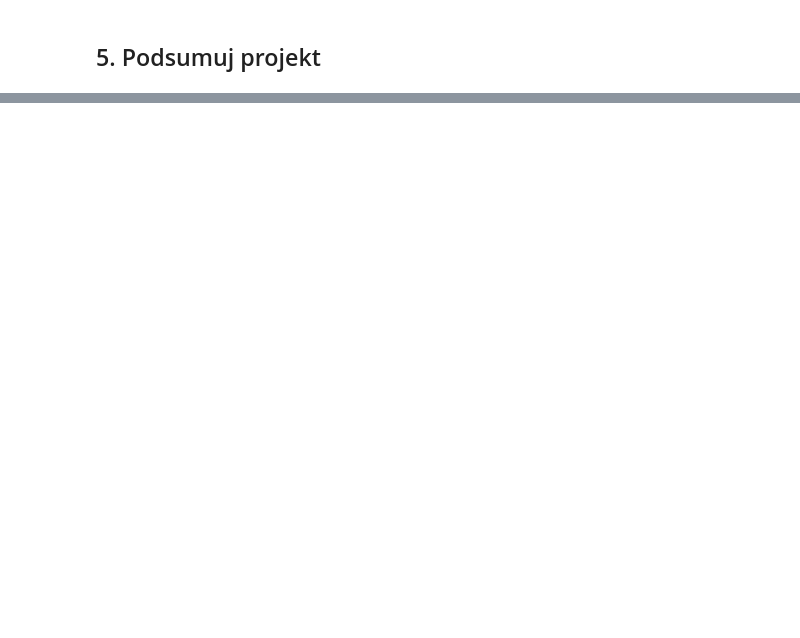
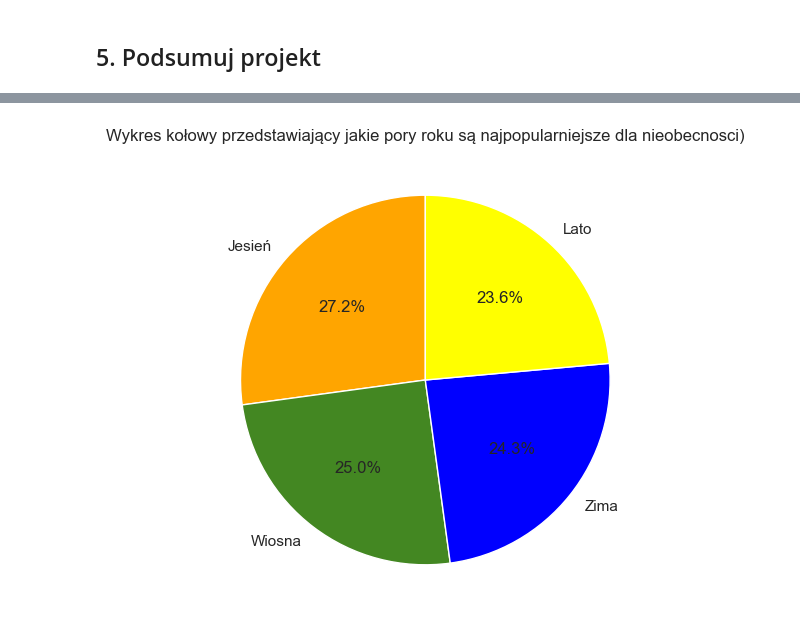
Before and after one commit to KacperJarosik/Absenteeism-at-work, a Jupyter notebook: main.ipynb, the cells around one changed output, grey strips where cells are left out. Drawn from its saved outputs; the diff is of its cells as text; code cells hidden in the pictures; blank space fills up the shorter version.

```diff
--- a/main.ipynb
+++ b/main.ipynb
@@ -1109,0 +1116,26 @@ random_row
+# %%
+# Przypisanie nazw pór roku i kolorów (zmieniono zieleń na ciemniejszy odcień)
+season_names = {1: 'Lato', 2: 'Jesień', 3: 'Zima', 4: 'Wiosna'}
+season_colors = {'Lato': 'yellow', 'Jesień': 'orange', 'Zima': 'blue', 'Wiosna': '#438722'}
+
+# Filtracja danych na podstawie warunku Absenteeism time in hours == 1
+filtered_data = df_selected[df_selected['Absenteeism time in hours'] == 1].copy()
+
+# Zastąpienie cyfr nazwami pór roku (using .copy() to avoid potential CoW issues)
+filtered_data['Seasons'] = filtered_data['Seasons'].map(season_names)
+
+# Wykres kołowy dla Seasons (gdzie Absenteeism time in hours == 1)
+plt.figure(figsize=(6, 6))
+
+# Liczba wystąpień dla każdej pory roku
+seasons_count = filtered_data['Seasons'].value_counts()
+
+# Dopasowanie kolorów do pór roku (upewniamy się, że dla każdej pory roku przypisany jest odpowiedni kolor)
+colors = [season_colors.get(season, 'gray') for season in seasons_count.index]
+
+# Tworzymy wykres kołowy
+plt.pie(seasons_count, labels=seasons_count.index, autopct='%1.1f%%', startangle=90, colors=colors)
+plt.title("Wykres kołowy przedstawiający jakie pory roku są najpopularniejsze dla nieobecnosci)")
+plt.show()
+# %% [output]
+[figure, added]
```
Also changed, not shown: parts of 11 cells of this notebook.
